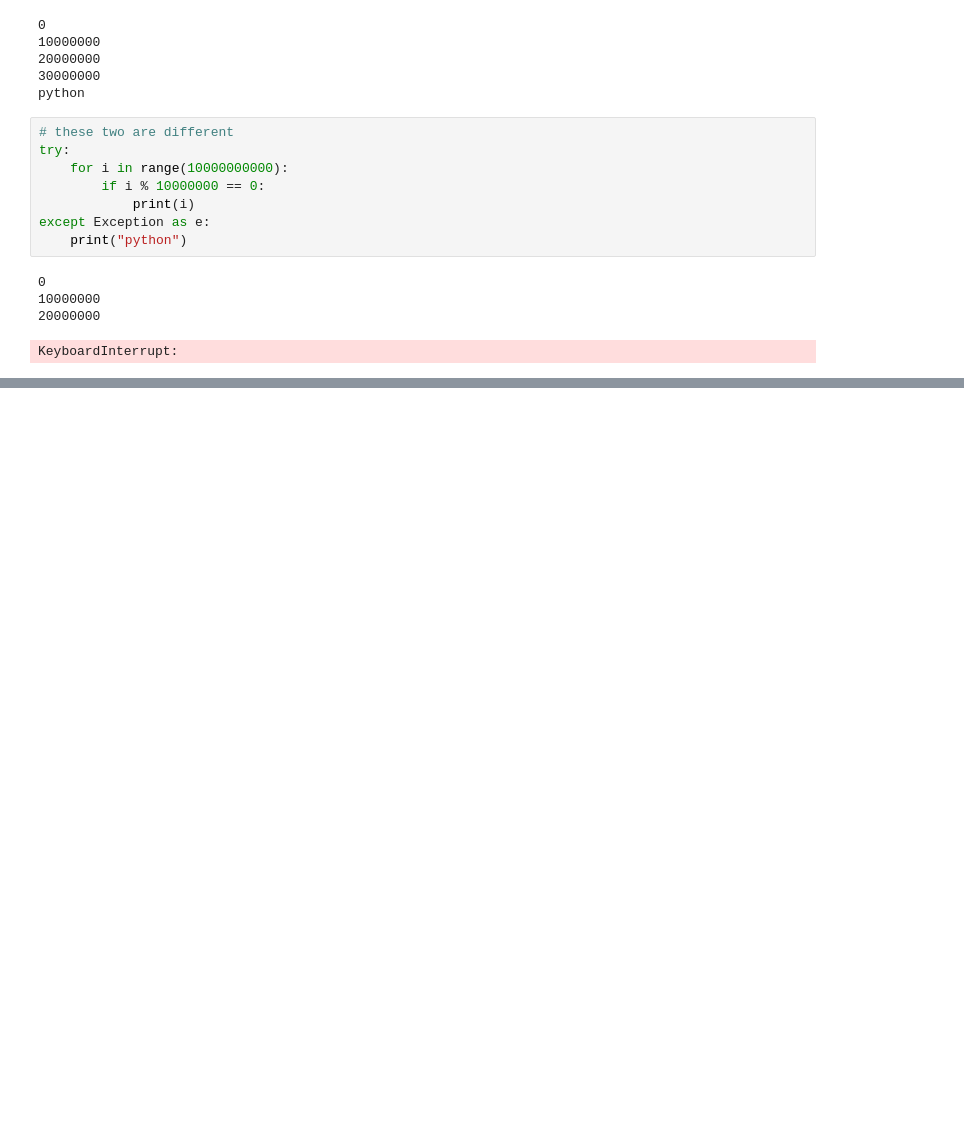
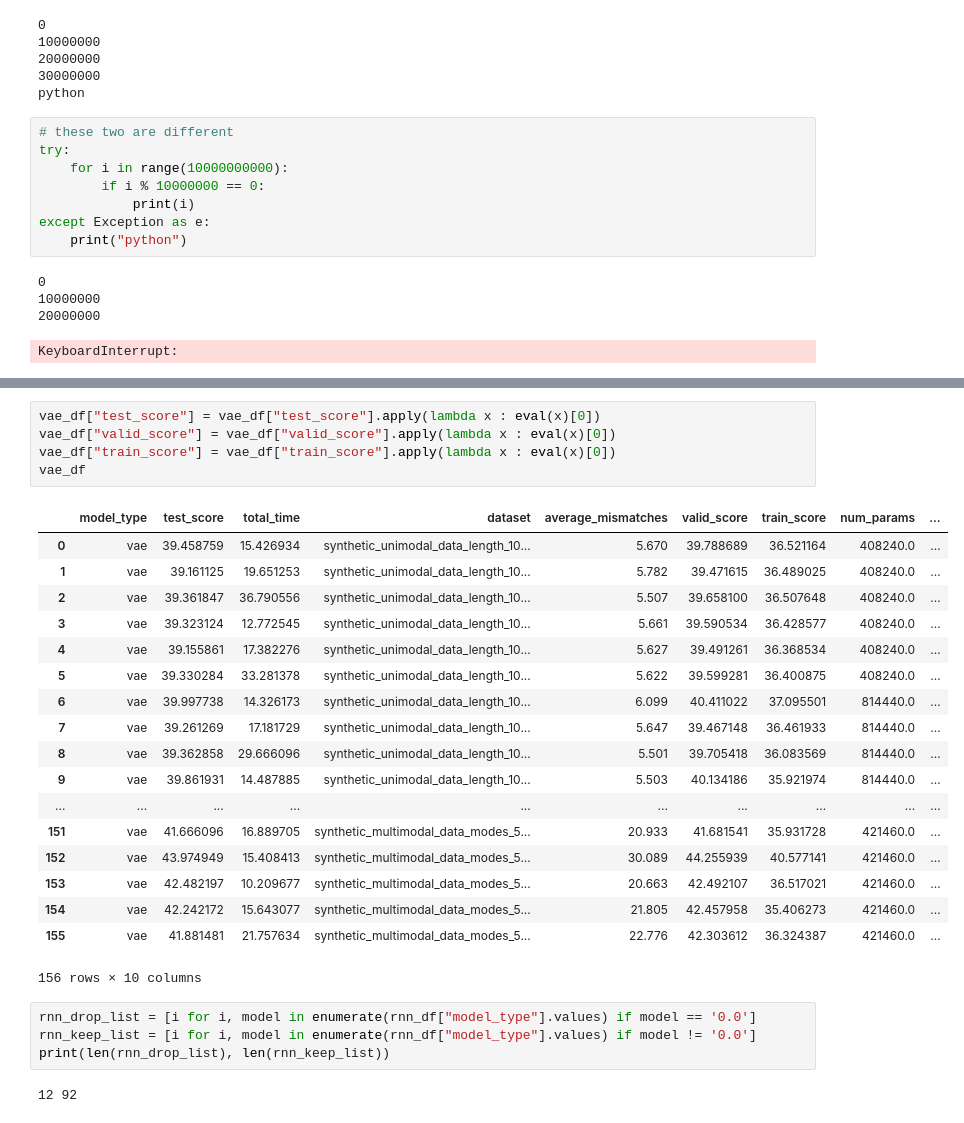
Before and after one commit to j316chuck/generative-model-experiments, a Jupyter notebook: random_experiments.ipynb, the cells around one changed output, grey strips where cells are left out. Drawn from its saved outputs; the diff is of its cells as text; blank space fills up the shorter version.

```diff
--- a/random_experiments.ipynb
+++ b/random_experiments.ipynb
@@ -781,0 +812,30 @@ KeyboardInterrupt:
+# %%
+vae_df["test_score"] = vae_df["test_score"].apply(lambda x : eval(x)[0])
+vae_df["valid_score"] = vae_df["valid_score"].apply(lambda x : eval(x)[0])
+vae_df["train_score"] = vae_df["train_score"].apply(lambda x : eval(x)[0])
+vae_df
+# %% [output]
+|  | model_type | test_score | total_time | dataset | average_mismatches | valid_score | train_score | num_params | ... |
+| 0 | vae | 39.458759 | 15.426934 | synthetic_unimodal_data_length_10... | 5.670 | 39.788689 | 36.521164 | 408240.0 | ... |
+| 1 | vae | 39.161125 | 19.651253 | synthetic_unimodal_data_length_10... | 5.782 | 39.471615 | 36.489025 | 408240.0 | ... |
+| 2 | vae | 39.361847 | 36.790556 | synthetic_unimodal_data_length_10... | 5.507 | 39.658100 | 36.507648 | 408240.0 | ... |
+| 3 | vae | 39.323124 | 12.772545 | synthetic_unimodal_data_length_10... | 5.661 | 39.590534 | 36.428577 | 408240.0 | ... |
+| 4 | vae | 39.155861 | 17.382276 | synthetic_unimodal_data_length_10... | 5.627 | 39.491261 | 36.368534 | 408240.0 | ... |
+| 5 | vae | 39.330284 | 33.281378 | synthetic_unimodal_data_length_10... | 5.622 | 39.599281 | 36.400875 | 408240.0 | ... |
+| 6 | vae | 39.997738 | 14.326173 | synthetic_unimodal_data_length_10... | 6.099 | 40.411022 | 37.095501 | 814440.0 | ... |
+| 7 | vae | 39.261269 | 17.181729 | synthetic_unimodal_data_length_10... | 5.647 | 39.467148 | 36.461933 | 814440.0 | ... |
+| 8 | vae | 39.362858 | 29.666096 | synthetic_unimodal_data_length_10... | 5.501 | 39.705418 | 36.083569 | 814440.0 | ... |
+| 9 | vae | 39.861931 | 14.487885 | synthetic_unimodal_data_length_10... | 5.503 | 40.134186 | 35.921974 | 814440.0 | ... |
+| ... | ... | ... | ... | ... | ... | ... | ... | ... | ... |
+| 151 | vae | 41.666096 | 16.889705 | synthetic_multimodal_data_modes_5... | 20.933 | 41.681541 | 35.931728 | 421460.0 | ... |
+| 152 | vae | 43.974949 | 15.408413 | synthetic_multimodal_data_modes_5... | 30.089 | 44.255939 | 40.577141 | 421460.0 | ... |
+| 153 | vae | 42.482197 | 10.209677 | synthetic_multimodal_data_modes_5... | 20.663 | 42.492107 | 36.517021 | 421460.0 | ... |
+| 154 | vae | 42.242172 | 15.643077 | synthetic_multimodal_data_modes_5... | 21.805 | 42.457958 | 35.406273 | 421460.0 | ... |
+| 155 | vae | 41.881481 | 21.757634 | synthetic_multimodal_data_modes_5... | 22.776 | 42.303612 | 36.324387 | 421460.0 | ... |
+156 rows × 10 columns
+# %%
+rnn_drop_list = [i for i, model in enumerate(rnn_df["model_type"].values) if model == '0.0']
+rnn_keep_list = [i for i, model in enumerate(rnn_df["model_type"].values) if model != '0.0']
+print(len(rnn_drop_list), len(rnn_keep_list))
+# %% [output]
+12 92
```
Also changed, not shown: parts of 15 cells of this notebook, 20 other files.
